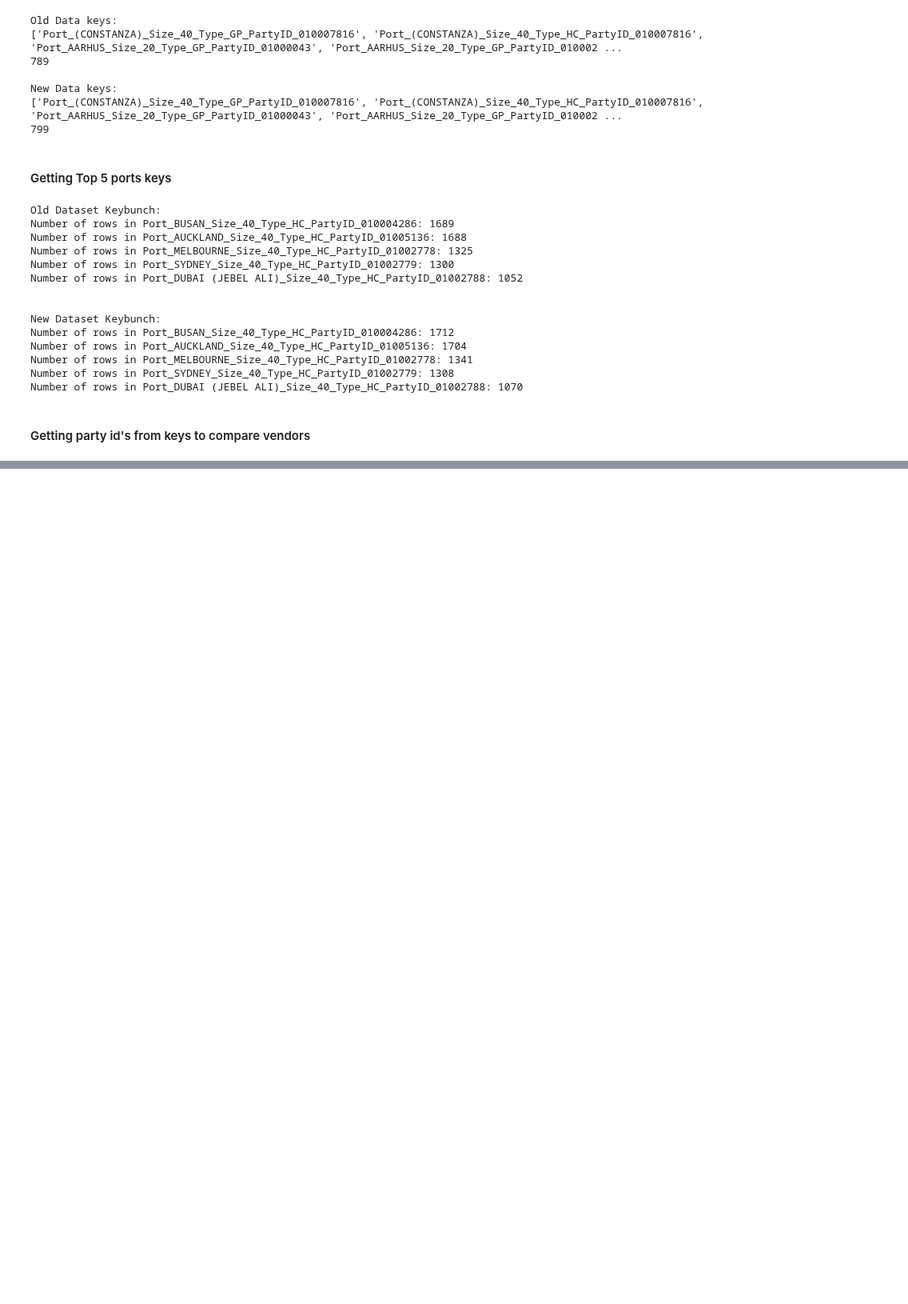
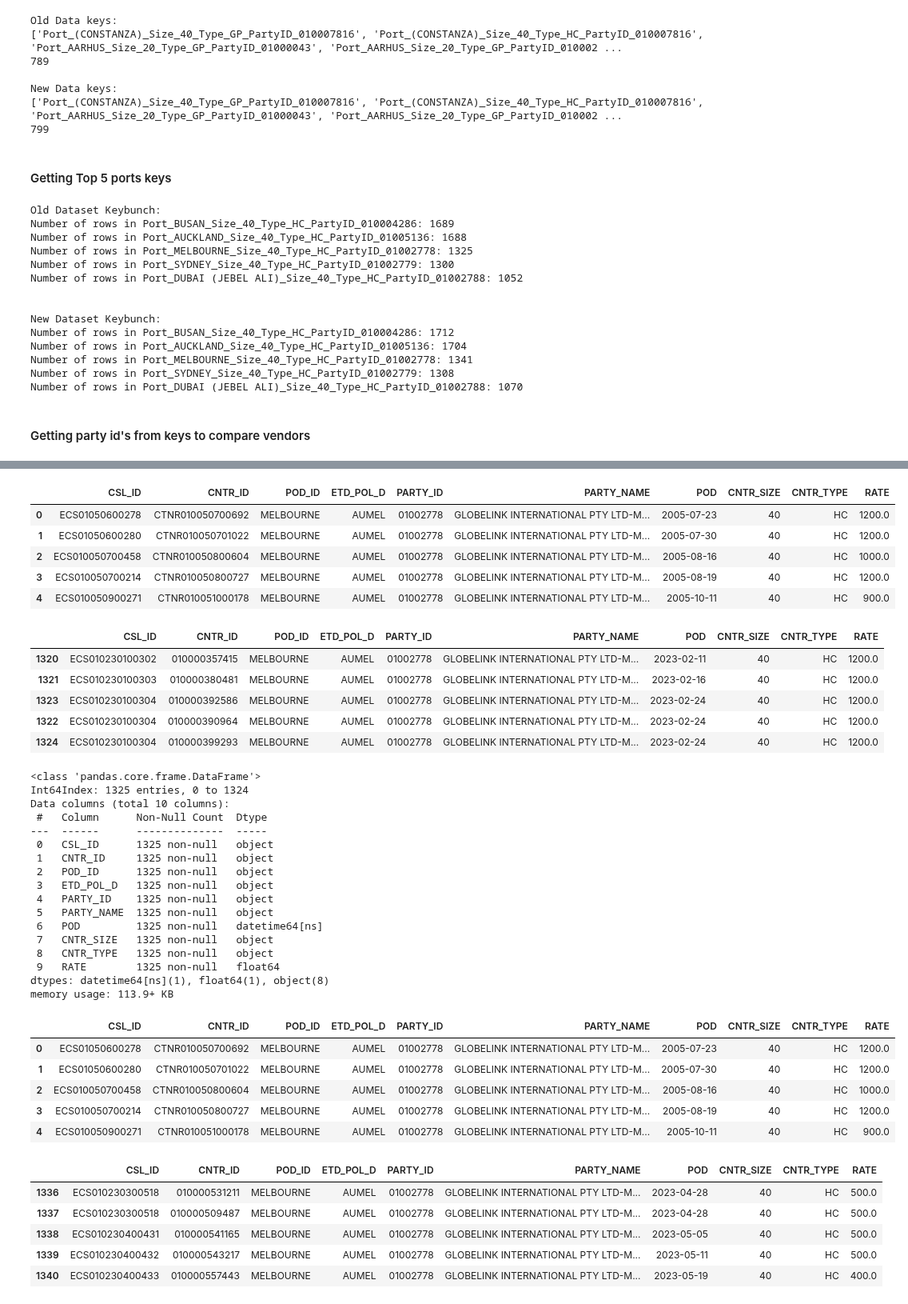
Before and after one commit to aloysiuswjw/Cost-Rate-Analysis, a Jupyter notebook: frame1.ipynb, the cells around one changed output, grey strips where cells are left out. Shown at 80% size. Drawn from its saved outputs; the diff is of its cells as text; code cells hidden in the pictures; blank space fills up the shorter version.

```diff
--- a/frame1.ipynb
+++ b/frame1.ipynb
@@ -218,0 +183,24 @@ For key Port_DUBAI (JEBEL ALI)_Size_40_Type_HC_PartyID_01002788, Party_ID is ['0
+# %%
+def getKeysWithMoreThan500Rows(keybunch):
+    keybunch_pouch = []
+
+    # Get a dictionary with key and number of rows for each dataframe in filtered_dataframes
+    key_row_counts = {key: len(keybunch[key]) for key in keybunch}
+
+    # Iterate over the key_row_counts dictionary
+    for key, row_count in key_row_counts.items():
+        if row_count > 500:
+            print(f"Number of rows in {key}: {row_count}")
+            keybunch_pouch.append(key)
+
+    # Return array of keys
+    return keybunch_pouch
+
+print('Old Dataset Keys with more than 500 rows:')
+old_df = getKeysWithMoreThan800Rows(filtered_dataframe1)
+print(f"Total of: {len(old_df)} ")
+print('\n')
+
+print('New Dataset Keys with more than 500 rows:')
+new_df = getKeysWithMoreThan800Rows(filtered_dataframe2)
+print(f"Total of: {len(new_df)} ")
@@ -218,0 +225,54 @@ For key Port_DUBAI (JEBEL ALI)_Size_40_Type_HC_PartyID_01002788, Party_ID is ['0
+# %%
+# Accessing the highest count in the each keypouch, new and old.
+sel_df = filtered_dataframe1[old_df[15]]
+sel_df.head(5)
+sel_df.tail(5)
+sel_df.info()
+print("\n")
+
+latest_sel_df = filtered_dataframe2[new_df[15]]
+latest_sel_df.head(5)
+latest_sel_df.tail(5)
+latest_sel_df.info()
+# %% [output]
+|  | CSL_ID | CNTR_ID | POD_ID | ETD_POL_D | PARTY_ID | PARTY_NAME | POD | CNTR_SIZE | CNTR_TYPE | RATE |
+| 0 | ECS01050600278 | CTNR010050700692 | MELBOURNE | AUMEL | 01002778 | GLOBELINK INTERNATIONAL PTY LTD-M... | 2005-07-23 | 40 | HC | 1200.0 |
+| 1 | ECS01050600280 | CTNR010050701022 | MELBOURNE | AUMEL | 01002778 | GLOBELINK INTERNATIONAL PTY LTD-M... | 2005-07-30 | 40 | HC | 1200.0 |
+| 2 | ECS010050700458 | CTNR010050800604 | MELBOURNE | AUMEL | 01002778 | GLOBELINK INTERNATIONAL PTY LTD-M... | 2005-08-16 | 40 | HC | 1000.0 |
+| 3 | ECS010050700214 | CTNR010050800727 | MELBOURNE | AUMEL | 01002778 | GLOBELINK INTERNATIONAL PTY LTD-M... | 2005-08-19 | 40 | HC | 1200.0 |
+| 4 | ECS010050900271 | CTNR010051000178 | MELBOURNE | AUMEL | 01002778 | GLOBELINK INTERNATIONAL PTY LTD-M... | 2005-10-11 | 40 | HC | 900.0 |
+|  | CSL_ID | CNTR_ID | POD_ID | ETD_POL_D | PARTY_ID | PARTY_NAME | POD | CNTR_SIZE | CNTR_TYPE | RATE |
+| 1320 | ECS010230100302 | 010000357415 | MELBOURNE | AUMEL | 01002778 | GLOBELINK INTERNATIONAL PTY LTD-M... | 2023-02-11 | 40 | HC | 1200.0 |
+| 1321 | ECS010230100303 | 010000380481 | MELBOURNE | AUMEL | 01002778 | GLOBELINK INTERNATIONAL PTY LTD-M... | 2023-02-16 | 40 | HC | 1200.0 |
+| 1323 | ECS010230100304 | 010000392586 | MELBOURNE | AUMEL | 01002778 | GLOBELINK INTERNATIONAL PTY LTD-M... | 2023-02-24 | 40 | HC | 1200.0 |
+| 1322 | ECS010230100304 | 010000390964 | MELBOURNE | AUMEL | 01002778 | GLOBELINK INTERNATIONAL PTY LTD-M... | 2023-02-24 | 40 | HC | 1200.0 |
+| 1324 | ECS010230100304 | 010000399293 | MELBOURNE | AUMEL | 01002778 | GLOBELINK INTERNATIONAL PTY LTD-M... | 2023-02-24 | 40 | HC | 1200.0 |
+<class 'pandas.core.frame.DataFrame'>
+Int64Index: 1325 entries, 0 to 1324
+Data columns (total 10 columns):
+ #   Column      Non-Null Count  Dtype
+---  ------      --------------  -----
+ 0   CSL_ID      1325 non-null   object
+ 1   CNTR_ID     1325 non-null   object
+ 2   POD_ID      1325 non-null   object
+ 3   ETD_POL_D   1325 non-null   object
+ 4   PARTY_ID    1325 non-null   object
+ 5   PARTY_NAME  1325 non-null   object
+ 6   POD         1325 non-null   datetime64[ns]
+ 7   CNTR_SIZE   1325 non-null   object
+ 8   CNTR_TYPE   1325 non-null   object
+ 9   RATE        1325 non-null   float64
+dtypes: datetime64[ns](1), float64(1), object(8)
+memory usage: 113.9+ KB
+|  | CSL_ID | CNTR_ID | POD_ID | ETD_POL_D | PARTY_ID | PARTY_NAME | POD | CNTR_SIZE | CNTR_TYPE | RATE |
+| 0 | ECS01050600278 | CTNR010050700692 | MELBOURNE | AUMEL | 01002778 | GLOBELINK INTERNATIONAL PTY LTD-M... | 2005-07-23 | 40 | HC | 1200.0 |
+| 1 | ECS01050600280 | CTNR010050701022 | MELBOURNE | AUMEL | 01002778 | GLOBELINK INTERNATIONAL PTY LTD-M... | 2005-07-30 | 40 | HC | 1200.0 |
+| 2 | ECS010050700458 | CTNR010050800604 | MELBOURNE | AUMEL | 01002778 | GLOBELINK INTERNATIONAL PTY LTD-M... | 2005-08-16 | 40 | HC | 1000.0 |
+| 3 | ECS010050700214 | CTNR010050800727 | MELBOURNE | AUMEL | 01002778 | GLOBELINK INTERNATIONAL PTY LTD-M... | 2005-08-19 | 40 | HC | 1200.0 |
+| 4 | ECS010050900271 | CTNR010051000178 | MELBOURNE | AUMEL | 01002778 | GLOBELINK INTERNATIONAL PTY LTD-M... | 2005-10-11 | 40 | HC | 900.0 |
+|  | CSL_ID | CNTR_ID | POD_ID | ETD_POL_D | PARTY_ID | PARTY_NAME | POD | CNTR_SIZE | CNTR_TYPE | RATE |
+| 1336 | ECS010230300518 | 010000531211 | MELBOURNE | AUMEL | 01002778 | GLOBELINK INTERNATIONAL PTY LTD-M... | 2023-04-28 | 40 | HC | 500.0 |
+| 1337 | ECS010230300518 | 010000509487 | MELBOURNE | AUMEL | 01002778 | GLOBELINK INTERNATIONAL PTY LTD-M... | 2023-04-28 | 40 | HC | 500.0 |
+| 1338 | ECS010230400431 | 010000541165 | MELBOURNE | AUMEL | 01002778 | GLOBELINK INTERNATIONAL PTY LTD-M... | 2023-05-05 | 40 | HC | 500.0 |
+| 1339 | ECS010230400432 | 010000543217 | MELBOURNE | AUMEL | 01002778 | GLOBELINK INTERNATIONAL PTY LTD-M... | 2023-05-11 | 40 | HC | 500.0 |
+| 1340 | ECS010230400433 | 010000557443 | MELBOURNE | AUMEL | 01002778 | GLOBELINK INTERNATIONAL PTY LTD-M... | 2023-05-19 | 40 | HC | 400.0 |
```
Also changed, not shown: parts of 17 cells of this notebook.
